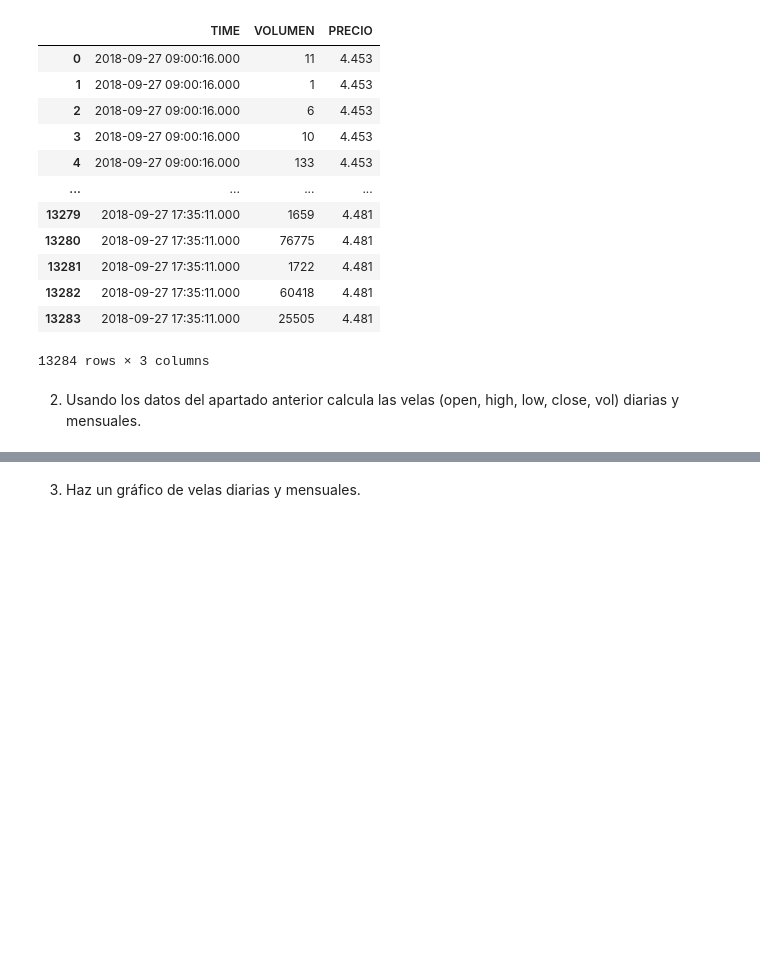
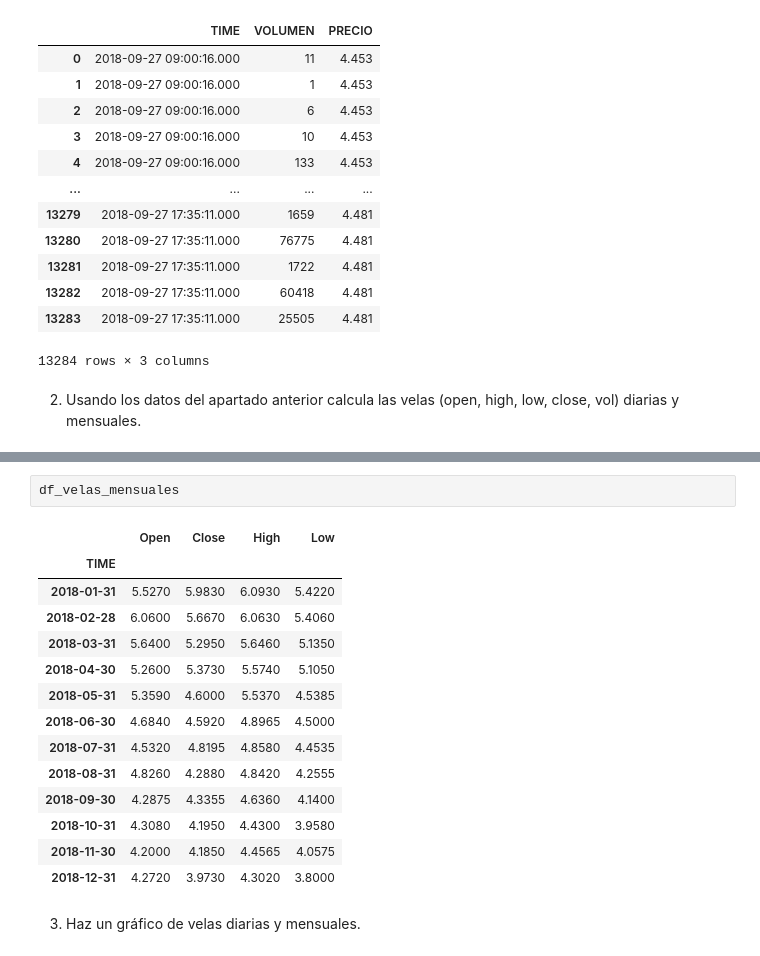
Before and after one commit to lucia-corsan/IAA-Finance, a Jupyter notebook: Labs/Lab 2/Lab2.ipynb, the cells around one changed output, grey strips where cells are left out. Saved outputs shown, nothing was run; the diff lists cells and outputs as text; blank space fills up the shorter version.

```diff
--- a/Labs/Lab 2/Lab2.ipynb
+++ b/Labs/Lab 2/Lab2.ipynb
@@ -62,2 +95,19 @@ diarias y mensuales.
+# %%
+df_velas_mensuales
+# %% [output]
+|  | Open | Close | High | Low |
+| TIME |  |  |  |  |
+| 2018-01-31 | 5.5270 | 5.9830 | 6.0930 | 5.4220 |
+| 2018-02-28 | 6.0600 | 5.6670 | 6.0630 | 5.4060 |
+| 2018-03-31 | 5.6400 | 5.2950 | 5.6460 | 5.1350 |
+| 2018-04-30 | 5.2600 | 5.3730 | 5.5740 | 5.1050 |
+| 2018-05-31 | 5.3590 | 4.6000 | 5.5370 | 4.5385 |
+| 2018-06-30 | 4.6840 | 4.5920 | 4.8965 | 4.5000 |
+| 2018-07-31 | 4.5320 | 4.8195 | 4.8580 | 4.4535 |
+| 2018-08-31 | 4.8260 | 4.2880 | 4.8420 | 4.2555 |
+| 2018-09-30 | 4.2875 | 4.3355 | 4.6360 | 4.1400 |
+| 2018-10-31 | 4.3080 | 4.1950 | 4.4300 | 3.9580 |
+| 2018-11-30 | 4.2000 | 4.1850 | 4.4565 | 4.0575 |
+| 2018-12-31 | 4.2720 | 3.9730 | 4.3020 | 3.8000 |
 # %% [markdown]
 3. Haz un gráfico de velas diarias y mensuales.
```
Also changed, not shown: parts of 10 cells of this notebook.
